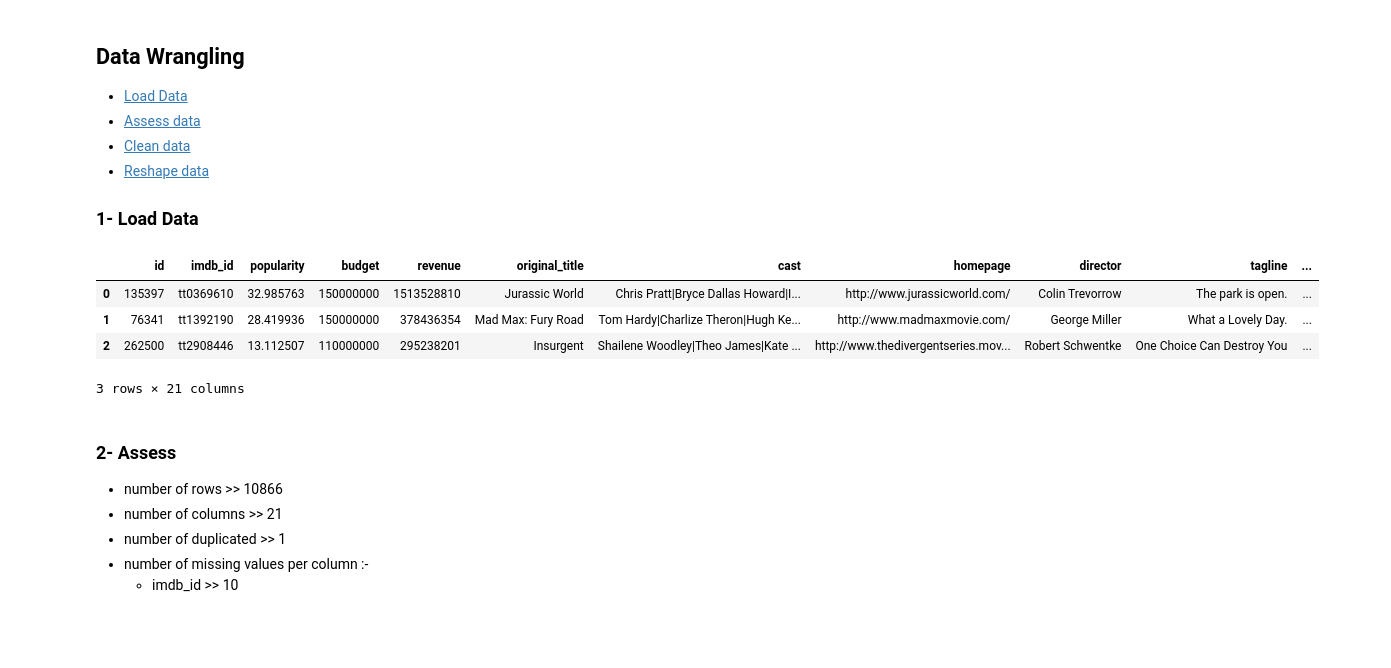
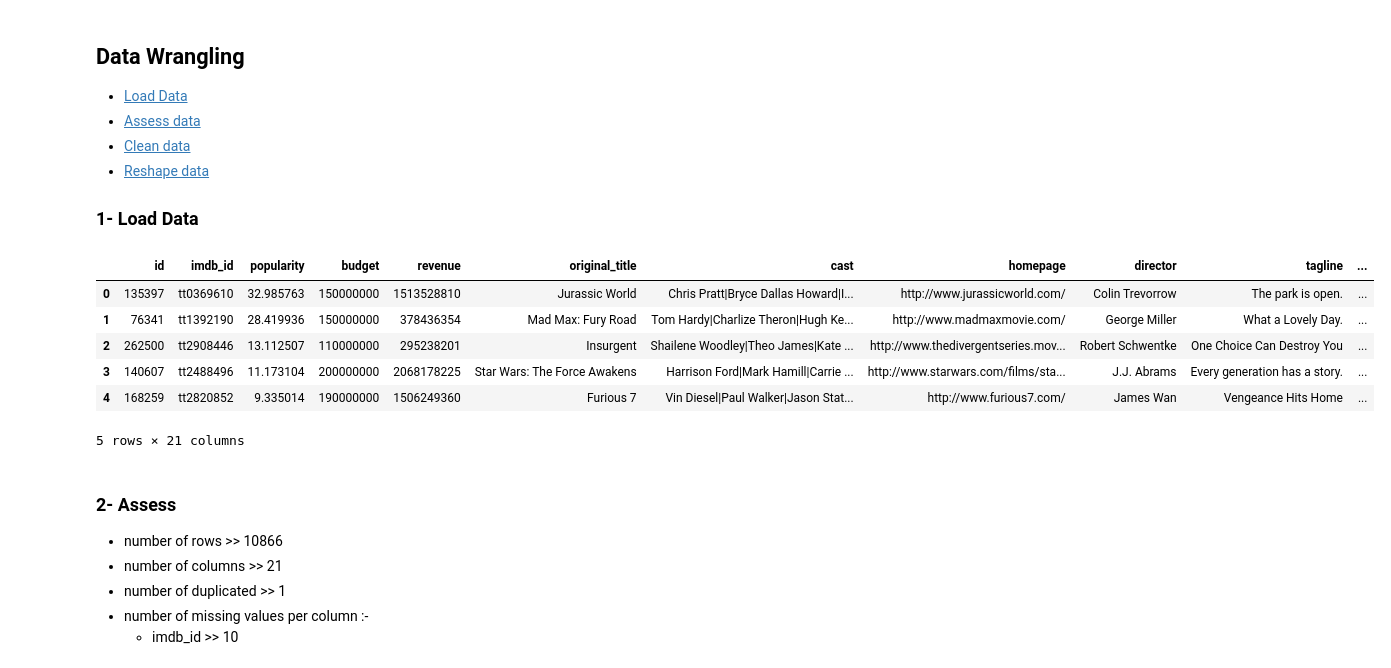
Before and after one commit to abdullah2297/analyze-movies, a Jupyter notebook: Investigate_a_tmdb.ipynb, the cells around one changed output. Saved outputs shown, nothing was run; the diff lists cells and outputs as text; code cells hidden in the pictures; blank space fills up the shorter version.

```diff
--- a/Investigate_a_tmdb.ipynb
+++ b/Investigate_a_tmdb.ipynb
@@ -32,13 +32,15 @@ import missingno as msno
 ### 1- Load Data
 # %%
 df_mov = pd.read_csv('./dataset/tmdb-movies.csv')
-df_mov.head(3)
+df_mov.head()
 # %% [output]
 |  | id | imdb_id | popularity | budget | revenue | original_title | cast | homepage | director | tagline | ... |
 | 0 | 135397 | tt0369610 | 32.985763 | 150000000 | 1513528810 | Jurassic World | Chris Pratt|Bryce Dallas Howard|I... | http://www.jurassicworld.com/ | Colin Trevorrow | The park is open. | ... |
 | 1 | 76341 | tt1392190 | 28.419936 | 150000000 | 378436354 | Mad Max: Fury Road | Tom Hardy|Charlize Theron|Hugh Ke... | http://www.madmaxmovie.com/ | George Miller | What a Lovely Day. | ... |
 | 2 | 262500 | tt2908446 | 13.112507 | 110000000 | 295238201 | Insurgent | Shailene Woodley|Theo James|Kate ... | http://www.thedivergentseries.mov... | Robert Schwentke | One Choice Can Destroy You | ... |
+| 3 | 140607 | tt2488496 | 11.173104 | 200000000 | 2068178225 | Star Wars: The Force Awakens | Harrison Ford|Mark Hamill|Carrie ... | http://www.starwars.com/films/sta... | J.J. Abrams | Every generation has a story. | ... |
+| 4 | 168259 | tt2820852 | 9.335014 | 190000000 | 1506249360 | Furious 7 | Vin Diesel|Paul Walker|Jason Stat... | http://www.furious7.com/ | James Wan | Vengeance Hits Home | ... |
-3 rows × 21 columns
+5 rows × 21 columns
 # %% [markdown]
 <a id='assess'></a>
 ### 2- Assess
```
Also changed, not shown: parts of 2 cells of this notebook, 1 other file.
